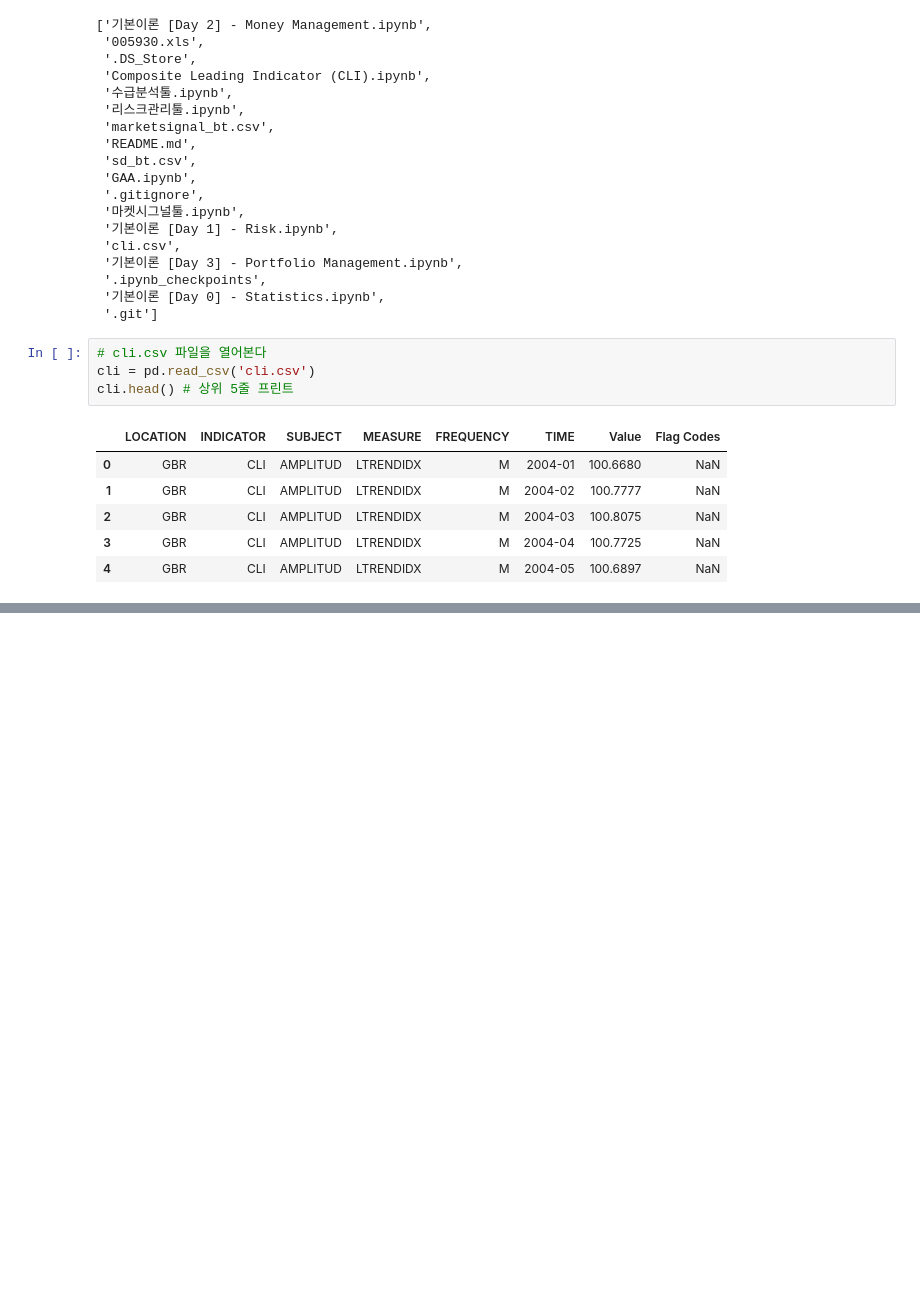
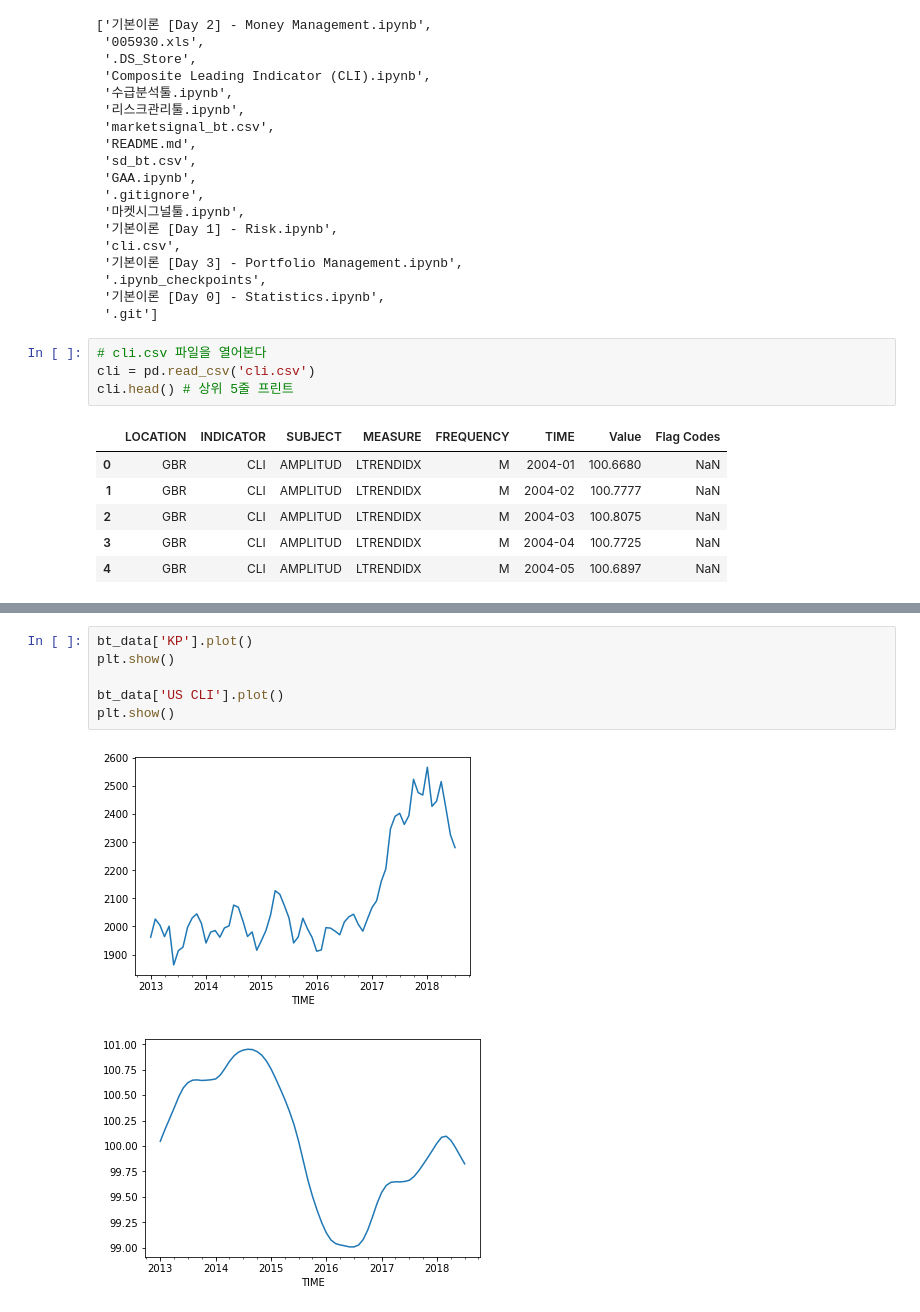
Before and after one commit to hyemin9403/keyst_notebooks, a Jupyter notebook: Composite Leading Indicator (CLI).ipynb, the cells around one changed output, grey strips where cells are left out. Cells and saved outputs as stored; diff of their text form; blank space fills up the shorter version.

```diff
--- a/Composite Leading Indicator (CLI).ipynb
+++ b/Composite Leading Indicator (CLI).ipynb
@@ -142,0 +141,9 @@ jpn_cli
+# %%
+bt_data['KP'].plot()
+plt.show()
+
+bt_data['US CLI'].plot()
+plt.show()
+# %% [output]
+[figure, added]
+[figure, added]
```
Also changed, not shown: parts of 19 cells of this notebook.
